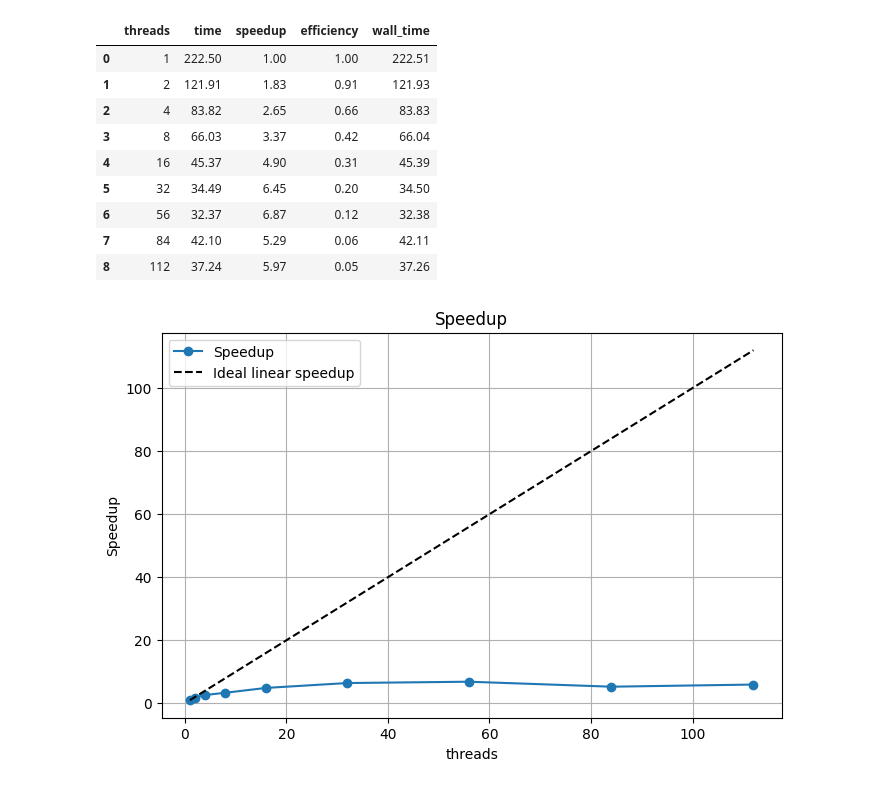
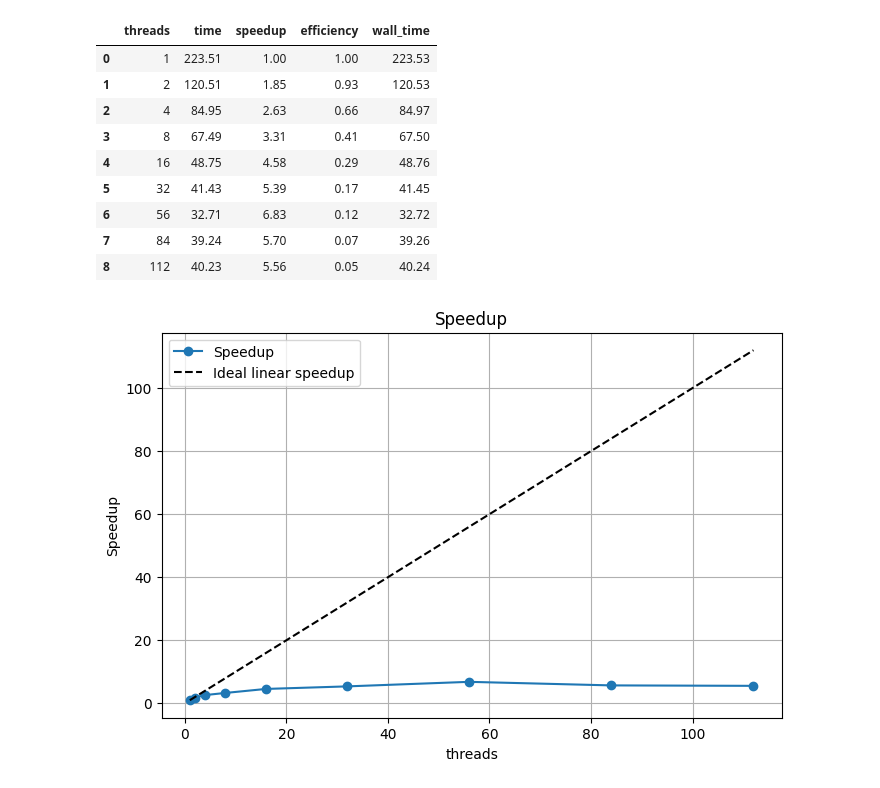
Before and after one commit to onafetsidrasul/hpc, a Jupyter notebook: thread_exp/openmp.ipynb, the cells around one changed output. Saved outputs shown, nothing was run; the diff lists cells and outputs as text; code cells hidden in the pictures.

```diff
--- a/thread_exp/openmp.ipynb
+++ b/thread_exp/openmp.ipynb
@@ -3,19 +3,19 @@ import pandas as pd
 import matplotlib.pyplot as plt
 import numpy as np
 # %%
-df = pd.read_csv('thread_speedup_2025-09-01_160718.csv')
+df = pd.read_csv('thread_speedup_2025-09-01_231315.csv')
 df
 # %% [output]
 |  | threads | time | speedup | efficiency | wall_time |
-| 0 | 1 | 222.50 | 1.00 | 1.00 | 222.51 |
-| 1 | 2 | 121.91 | 1.83 | 0.91 | 121.93 |
-| 2 | 4 | 83.82 | 2.65 | 0.66 | 83.83 |
-| 3 | 8 | 66.03 | 3.37 | 0.42 | 66.04 |
-| 4 | 16 | 45.37 | 4.90 | 0.31 | 45.39 |
-| 5 | 32 | 34.49 | 6.45 | 0.20 | 34.50 |
-| 6 | 56 | 32.37 | 6.87 | 0.12 | 32.38 |
-| 7 | 84 | 42.10 | 5.29 | 0.06 | 42.11 |
-| 8 | 112 | 37.24 | 5.97 | 0.05 | 37.26 |
+| 0 | 1 | 223.51 | 1.00 | 1.00 | 223.53 |
+| 1 | 2 | 120.51 | 1.85 | 0.93 | 120.53 |
+| 2 | 4 | 84.95 | 2.63 | 0.66 | 84.97 |
+| 3 | 8 | 67.49 | 3.31 | 0.41 | 67.50 |
+| 4 | 16 | 48.75 | 4.58 | 0.29 | 48.76 |
+| 5 | 32 | 41.43 | 5.39 | 0.17 | 41.45 |
+| 6 | 56 | 32.71 | 6.83 | 0.12 | 32.72 |
+| 7 | 84 | 39.24 | 5.70 | 0.07 | 39.26 |
+| 8 | 112 | 40.23 | 5.56 | 0.05 | 40.24 |
 # %%
 plt.figure(figsize=(8,5))
 plt.plot(df['threads'], df['speedup'], marker='o', label='Speedup')
```
Also changed, not shown: parts of 2 cells of this notebook, 9 other files.
